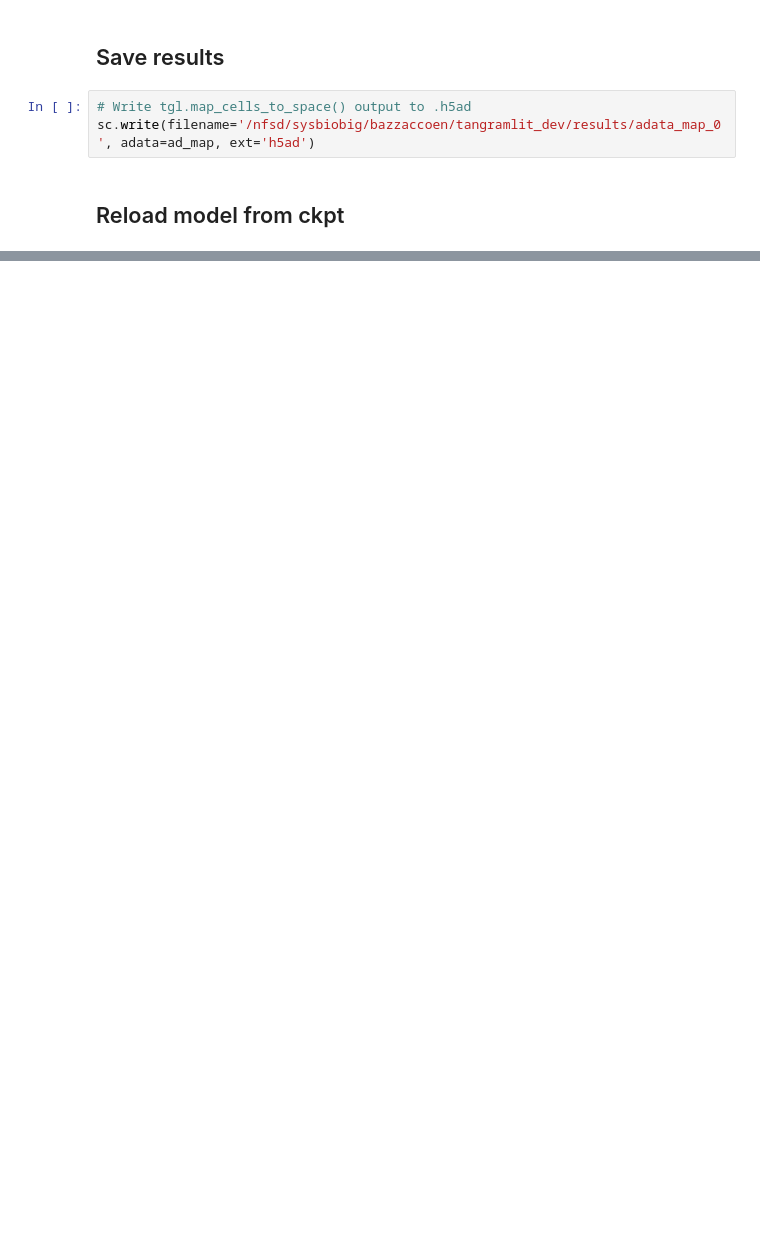
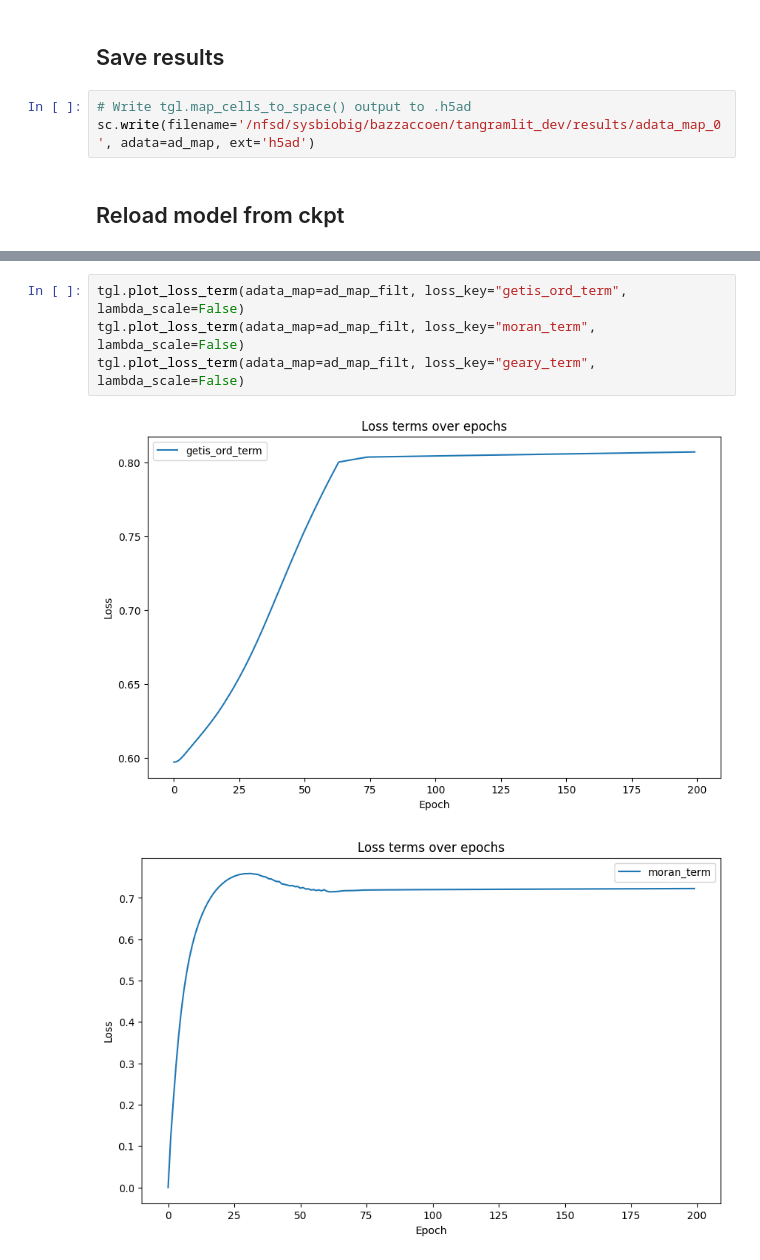
Before and after one commit to enric-bazz/tangramlit_dev, a Jupyter notebook: Notebooks/tangramlit_trainval.ipynb, the cells around one changed output, grey strips where cells are left out. Cells and saved outputs as stored; diff of their text form; blank space fills up the shorter version.

```diff
--- a/Notebooks/tangramlit_trainval.ipynb
+++ b/Notebooks/tangramlit_trainval.ipynb
@@ -241,0 +380,7 @@ model_reload = ML.load_from_checkpoint(ckpt)
+# %%
+tgl.plot_loss_term(adata_map=ad_map_filt, loss_key="getis_ord_term", lambda_scale=False)
+tgl.plot_loss_term(adata_map=ad_map_filt, loss_key="moran_term", lambda_scale=False)
+tgl.plot_loss_term(adata_map=ad_map_filt, loss_key="geary_term", lambda_scale=False)
+# %% [output]
+[figure, added]
+[figure, added]
```
Also changed, not shown: parts of 32 cells of this notebook.
